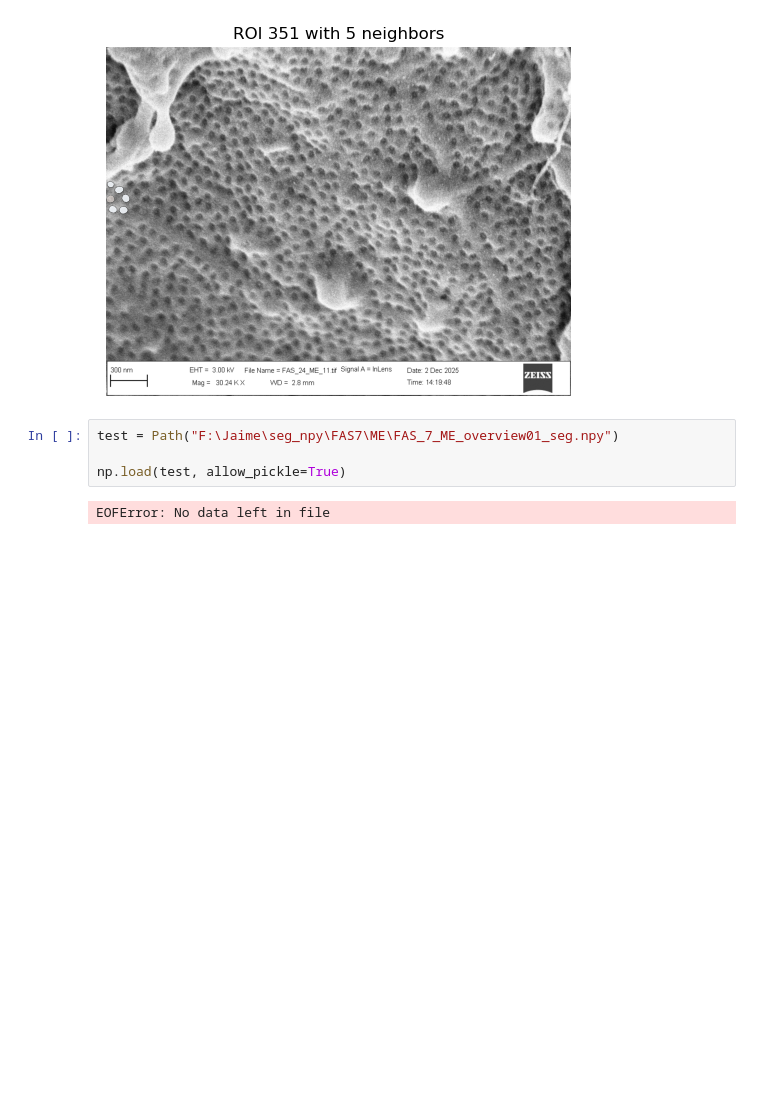
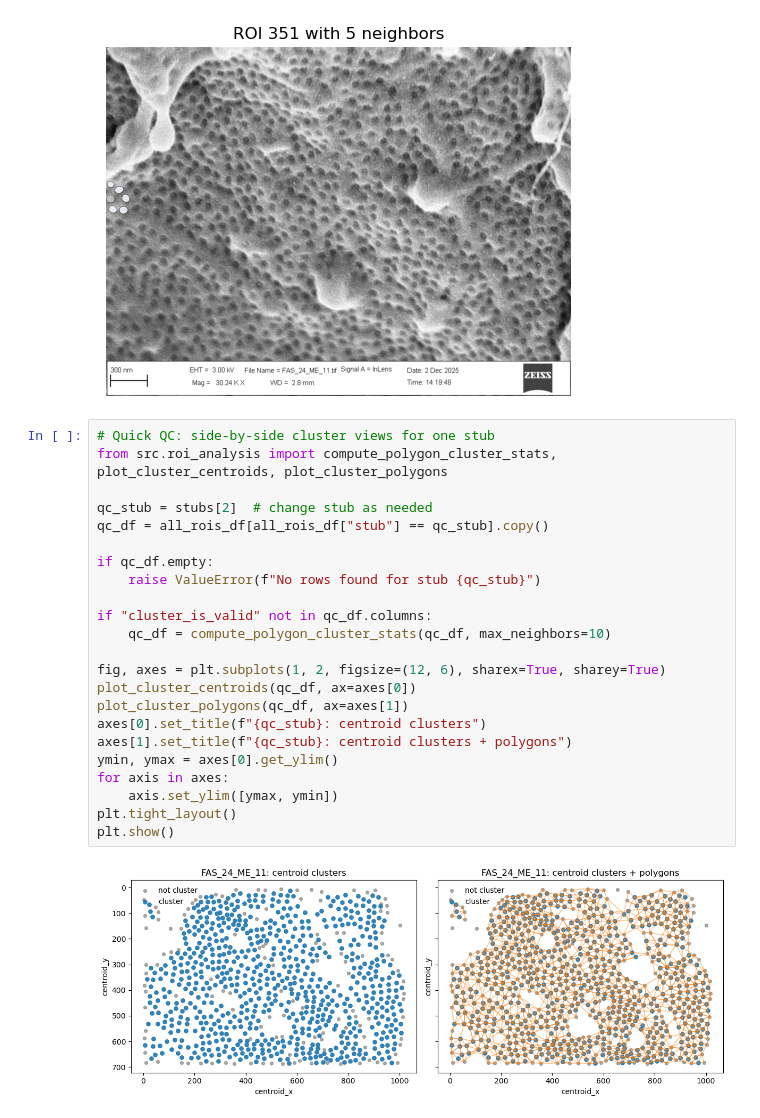
Before and after one commit to jaimemcc/fenestrations, a Jupyter notebook: notebooks/find_neighbours.ipynb, the cells around one changed output. Drawn from its saved outputs; the diff is of its cells as text; blank space fills up the shorter version.

```diff
--- a/notebooks/find_neighbours.ipynb
+++ b/notebooks/find_neighbours.ipynb
@@ -303,9 +403,28 @@ plt.axis("off")
 plt.show()
 # %% [output]
 [figure]
-# %%
-test = Path("F:\Jaime\seg_npy\FAS7\ME\FAS_7_ME_overview01_seg.npy")
-
-np.load(test, allow_pickle=True)
-# %% [output]
-EOFError: No data left in file
+# %%
+# Quick QC: side-by-side cluster views for one stub
+from src.roi_analysis import compute_polygon_cluster_stats, plot_cluster_centroids, plot_cluster_polygons
+
+qc_stub = stubs[2]  # change stub as needed
+qc_df = all_rois_df[all_rois_df["stub"] == qc_stub].copy()
+
+if qc_df.empty:
+    raise ValueError(f"No rows found for stub {qc_stub}")
+
+if "cluster_is_valid" not in qc_df.columns:
+    qc_df = compute_polygon_cluster_stats(qc_df, max_neighbors=10)
+
+fig, axes = plt.subplots(1, 2, figsize=(12, 6), sharex=True, sharey=True)
+plot_cluster_centroids(qc_df, ax=axes[0])
+plot_cluster_polygons(qc_df, ax=axes[1])
+axes[0].set_title(f"{qc_stub}: centroid clusters")
+axes[1].set_title(f"{qc_stub}: centroid clusters + polygons")
+ymin, ymax = axes[0].get_ylim()
+for axis in axes:
+    axis.set_ylim([ymax, ymin])
+plt.tight_layout()
+plt.show()
+# %% [output]
+[figure, added]
```
Also changed, not shown: parts of 9 cells of this notebook, 3 other files.
